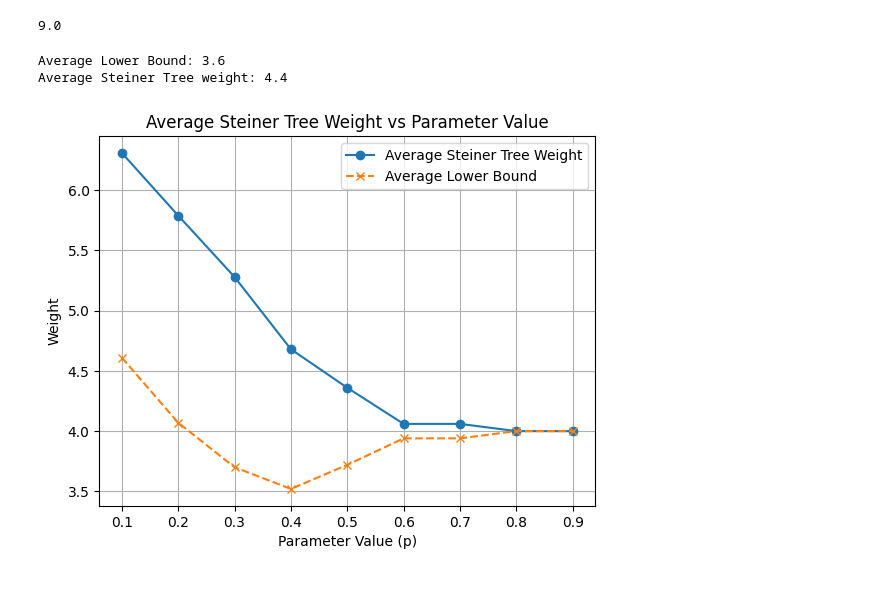
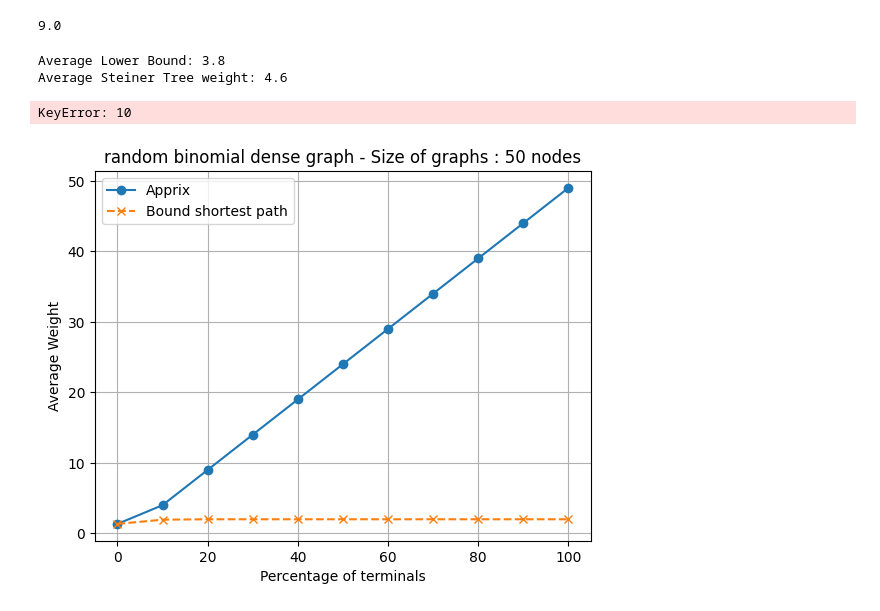
Before and after one commit to tianwengu/Approximating-the-best-electrical-network-configuration, a Jupyter notebook: Approximation.ipynb, the cells around one changed output. Saved outputs shown, nothing was run; the diff lists cells and outputs as text; code cells hidden in the pictures.

```diff
--- a/Approximation.ipynb
+++ b/Approximation.ipynb
@@ -175,8 +208,8 @@ def lower_bound_optimal_solution(G,terms):
 # %%
-def average_lower_bound(graph_series,terms):
+def average_lower_bound_shortest_path(graph_series,terms):
     total_bound = 0
     for G in graph_series:
-        lb = lower_bound_optimal_solution(G, terms)
+        lb = lower_bound_shortest_path(G, terms)
         total_bound += lb
     average_bound = total_bound / len(graph_series)
     return average_bound
@@ -200,6 +237,40 @@ def plot_average_solution_vs_parameter(parameter_values,n,s,model,f,terms,**kwar
     plt.legend()
     plt.grid(True)
     plt.show()
+# %%
+def generate_random_terminals(T, N):
+    if N < 2:
+        raise ValueError("N must be at least 2.")
+    if T > N:
+        raise ValueError("T must be less than or equal to N.")
+
+    elements = random.sample(range(N), N)
+
+    result = elements[:T]
+
+    return result
+# %%
+def plot_average_solution_vs_terminals(n,s,model,f,**kwargs):
+    average_weights = []
+    average_bounds = []
+    percentages = [0] + [p / 100 for p in range(10, 101, 10)]
+    graph_series = create_graphs(n, s, model, **kwargs)
+    for percentage in percentages:
+        num_terminals = max(2, int(s * percentage))
+        terminals = generate_random_terminals(num_terminals, s)
+        average_weight = average_solution(graph_series, f, terminals)
+        average_bound = average_lower_bound_shortest_path(graph_series, terminals)
+        average_weights.append(average_weight)
+        average_bounds.append(average_bound)
+
+    plt.plot([p * 100 for p in percentages], average_weights, marker='o', label='Apprix')
+    plt.plot([p * 100 for p in percentages], average_bounds,  marker='x', linestyle='--', label='Bound shortest path')
+    plt.xlabel('Percentage of terminals')
+    plt.ylabel('Average Weight')
+    plt.title(f'random binomial dense graph - Size of graphs : {s} nodes')
+    plt.legend()
+    plt.grid(True)
+    plt.show()
 # %%
 graph_series = create_graphs(5, 10, nx.generators.binomial_graph, p=0.5)
 terminals = [0, 1, 2, 3, 4]
@@ -208,11 +279,19 @@ average_l_bound = average_lower_bound(graph_series, terminals)
 print(f"Average Lower Bound: {average_l_bound}")
 print(f"Average Steiner Tree weight: {average_weight}")
 # %% [output]
-Average Lower Bound: 3.6
-Average Steiner Tree weight: 4.4
+Average Lower Bound: 3.8
+Average Steiner Tree weight: 4.6
 # %%
 parameter_values = [0.1, 0.2, 0.3, 0.4, 0.5, 0.6, 0.7, 0.8, 0.9]
-terminals = [0, 1, 2, 3, 4]
-plot_average_solution_vs_parameter(parameter_values, 100, 10, nx.generators.binomial_graph, two_approximation, terminals)
+nb_graphs = 50
+nb_nodes = 50
+terminals = generate_random_terminals(30, 50)
+plot_average_solution_vs_parameter(parameter_values, nb_graphs, nb_nodes, nx.generators.binomial_graph, two_approximation, terminals)
 # %% [output]
-[figure, removed]
+KeyError: 10
+# %%
+nb_graphs = 50
+nb_nodes = 50
+plot_average_solution_vs_terminals(nb_graphs,nb_nodes,nx.generators.binomial_graph,two_approximation, p = 0.7)
+# %% [output]
+[figure, added]
```
Also changed, not shown: parts of 9 cells of this notebook, 1 other file.
